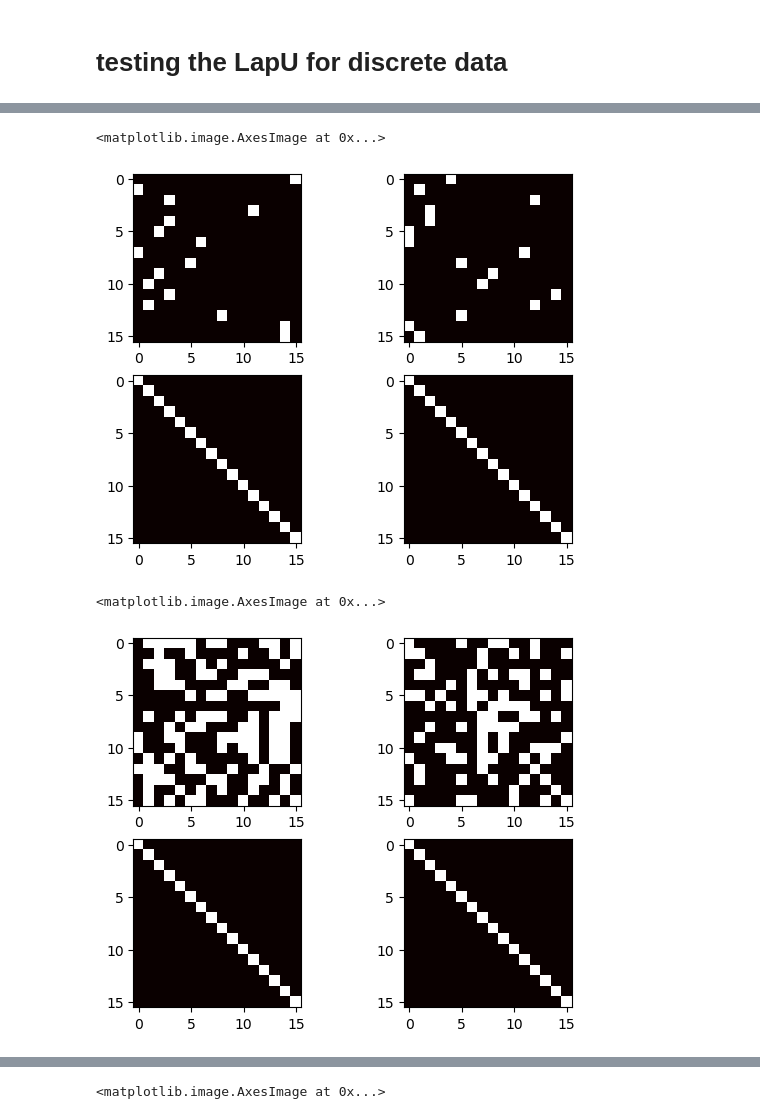
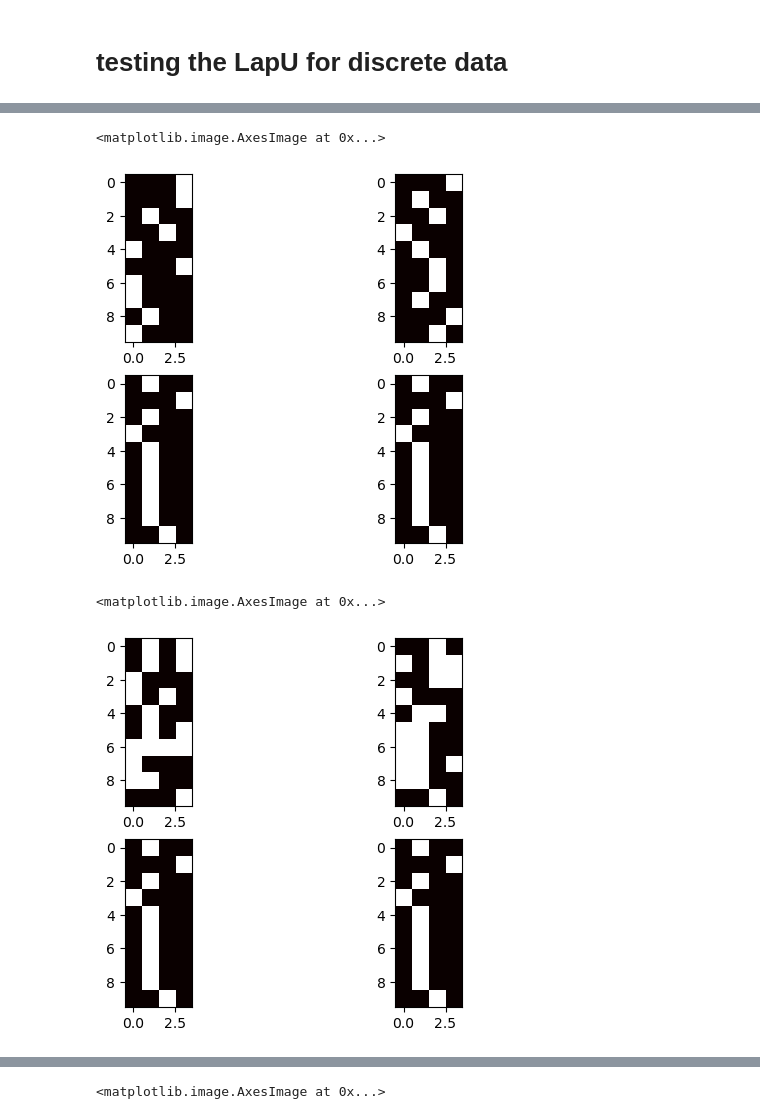
Before and after one commit to Jong-Min-Moon/LDPUts, a Jupyter notebook: playground.ipynb, the cells around one changed output, grey strips where cells are left out. Cells and saved outputs as stored; diff of their text form; code cells hidden in the pictures.

```diff
--- a/playground.ipynb
+++ b/playground.ipynb
@@ -136,3 +111,12 @@ LDPclient.load_data_disc(data_disc, data_disc, n_category)
+# %%
+p = torch.tensor([0.2, 0.6, 0.1, 0.1])
+n_sample = 10
+random_multinomial = torch.multinomial(p, n_sample, replacement=True).view(-1)
+
+
+
+LDPclient = client(device)
+LDPclient.load_data_disc(random_multinomial, random_multinomial, 4)
 # %% [markdown]
 # testing the LapU for discrete data
 # %%
@@ -156,39 +140,39 @@ axs[1,1].imshow(LDPclient.release_DiscLapU(100)[1], cmap = 'hot', interpolation
 # %%
 fig, axs = plt.subplots(2,2)
 axs[0,0].imshow(
     torch.nn.functional.one_hot(
         torch.tensor(LDPclient.release_genRR(0.5)[1]),
-        16
+        4
         ),
     cmap = 'hot', interpolation = 'nearest'
 )
 
 axs[0,1].imshow(
     torch.nn.functional.one_hot(
         torch.tensor(LDPclient.release_genRR(1)[1]),
-        16
+        4
         ),
     cmap = 'hot', interpolation = 'nearest'
 )
 
 axs[1,0].imshow(
     torch.nn.functional.one_hot(
-        torch.tensor(LDPclient.release_genRR(10)[1]),
-        16
+        torch.tensor(LDPclient.release_genRR(20)[1]),
+        4
         ),
     cmap = 'hot', interpolation = 'nearest'
 )
 
 axs[1,1].imshow(
     torch.nn.functional.one_hot(
-        torch.tensor(LDPclient.release_genRR(50)[1]),
-        16
+        torch.tensor(LDPclient.release_genRR(20)[1]),
+        4
         ),
     cmap = 'hot', interpolation = 'nearest'
 )
 # %% [output]
 <matplotlib.image.AxesImage at 0x...>
-[figure, old version]
+[figure, new version]
 # %%
 fig, axs = plt.subplots(2,2)
 axs[0,0].imshow(torch.tensor(LDPclient.release_bitFlip(0.5)[1]),cmap = 'hot', interpolation = 'nearest')
@@ -197,5 +181,5 @@ axs[1,0].imshow(torch.tensor(LDPclient.release_bitFlip(10)[1]),cmap = 'hot', int
 axs[1,1].imshow(torch.tensor(LDPclient.release_bitFlip(10)[1]),cmap = 'hot', interpolation = 'nearest')
 # %% [output]
 <matplotlib.image.AxesImage at 0x...>
-[figure, old version]
+[figure, new version]
 # %%
```
Also changed, not shown: parts of 4 cells of this notebook, 3 other files.
